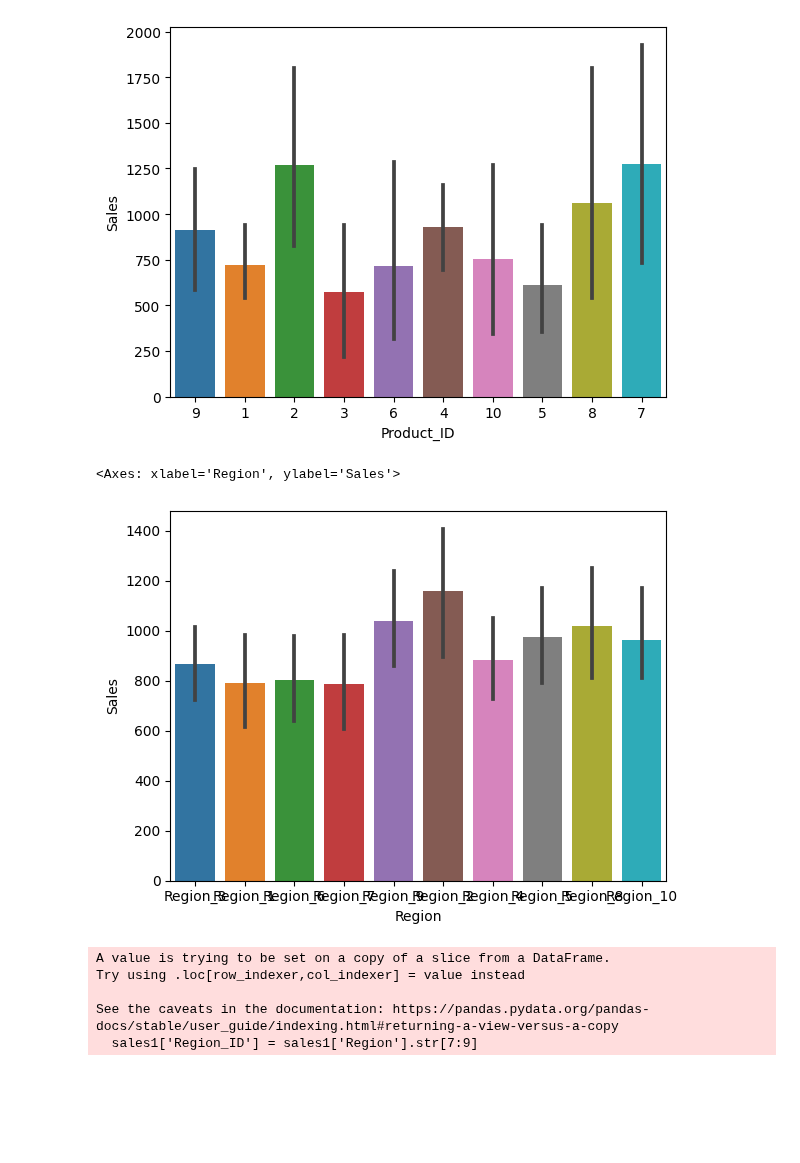
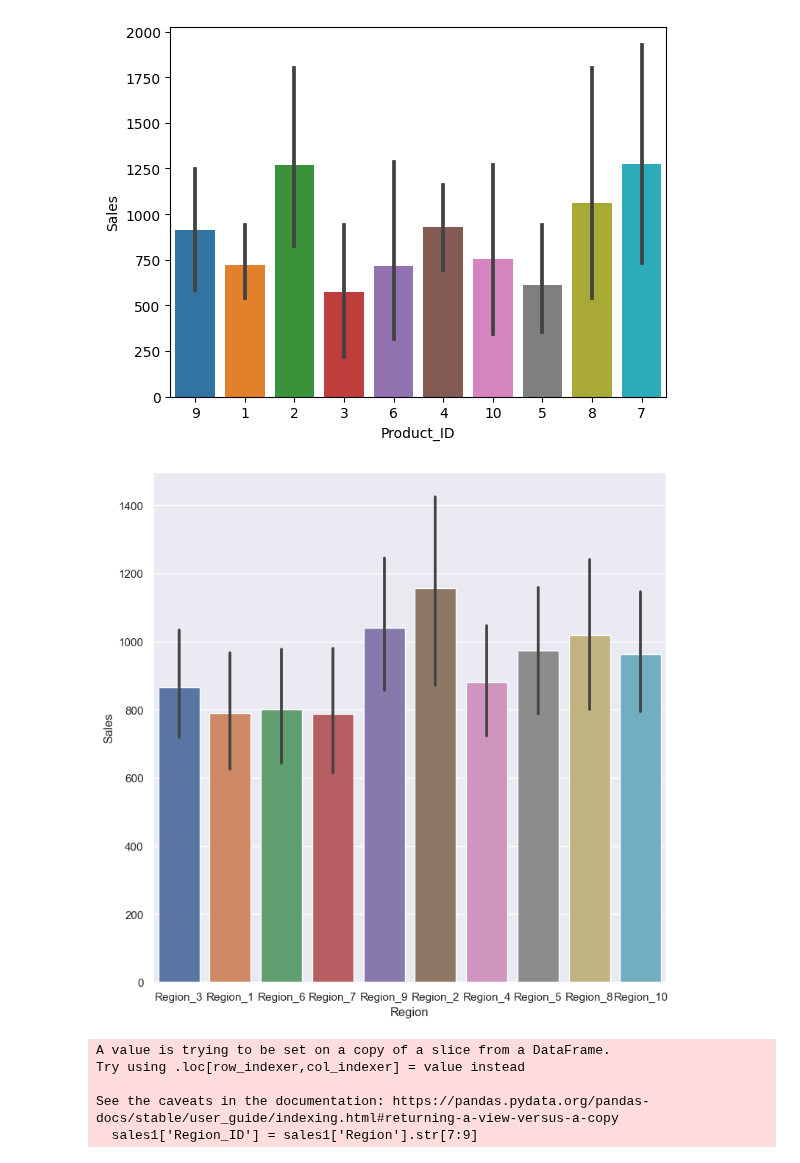
Before and after one commit to mahinbindra/schulich_data_science, a Jupyter notebook: Assignments/assignment_1_descriptive stats and probability.ipynb, the cells around one changed output. Cells and saved outputs as stored; diff of their text form; code cells hidden in the pictures; blank space fills up the shorter version.

```diff
--- a/Assignments/assignment_1_descriptive stats and probability.ipynb
+++ b/Assignments/assignment_1_descriptive stats and probability.ipynb
@@ -576,6 +576,7 @@ See the caveats in the documentation: https://pandas.pydata.org/pandas-docs/stab
 sns.barplot(data = sales1, x = 'Product_ID', y = 'Sales')
 plt.xticks(rotation=90)
 plt.tight_layout()
+sns.set(rc={"figure.figsize":(12, 9)})
 # Create a barplot between Product_ID and Sales to assess the correlation between the two parameters and note the products with the highest and lowest sales
 # and to analyse the sales performance by product
 # %% [output]
@@ -600,10 +601,10 @@ sns.barplot(data = df_product10, x = 'Product_ID', y = 'Sales')
 [figure]
 # %%
 sns.barplot(data = sales1, x = 'Region', y = 'Sales')
+sns.set(rc={"figure.figsize":(9, 9)})
 # Create barplot between Region and Sales post removal of outliers to analyse the sales performance by region
 # %% [output]
-<Axes: xlabel='Region', ylabel='Sales'>
-[figure, old version]
+[figure, new version]
 # %%
 sales1['Region_ID'] = sales1['Region'].str[7:9]
 # Command to create a new column named Region_ID and store the region numbers to increase readability
```
Also changed, not shown: parts of 9 cells of this notebook.
